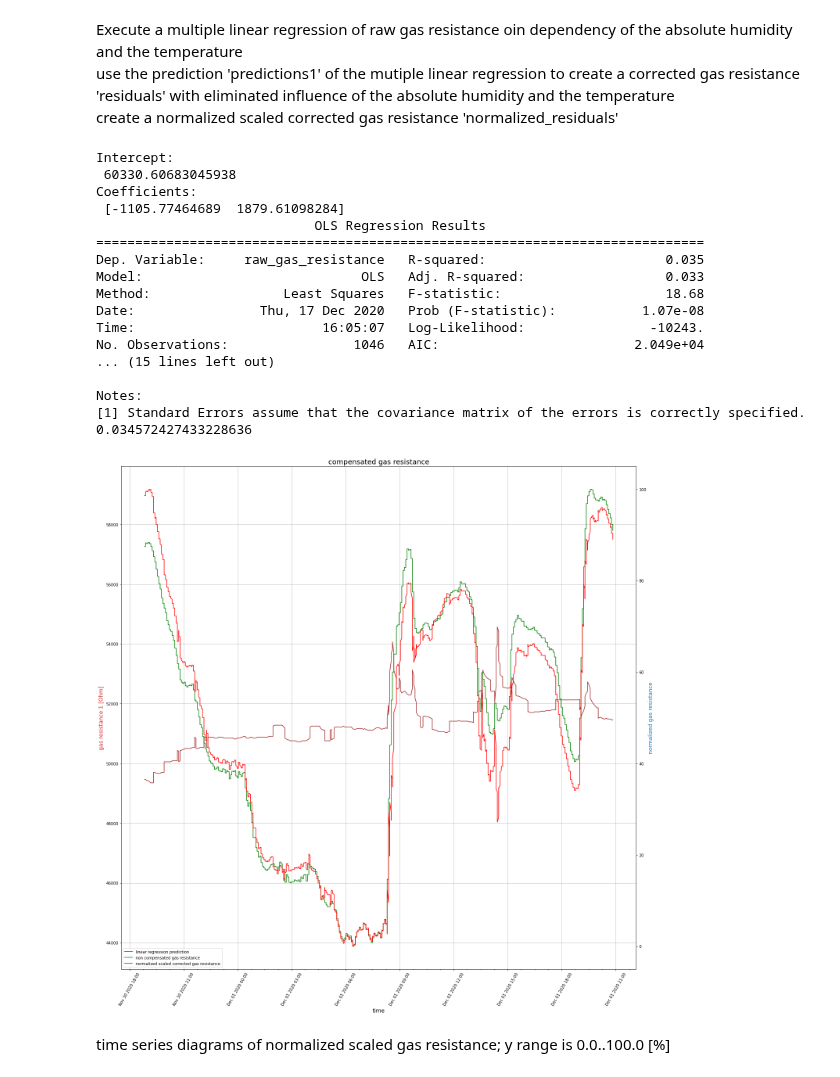
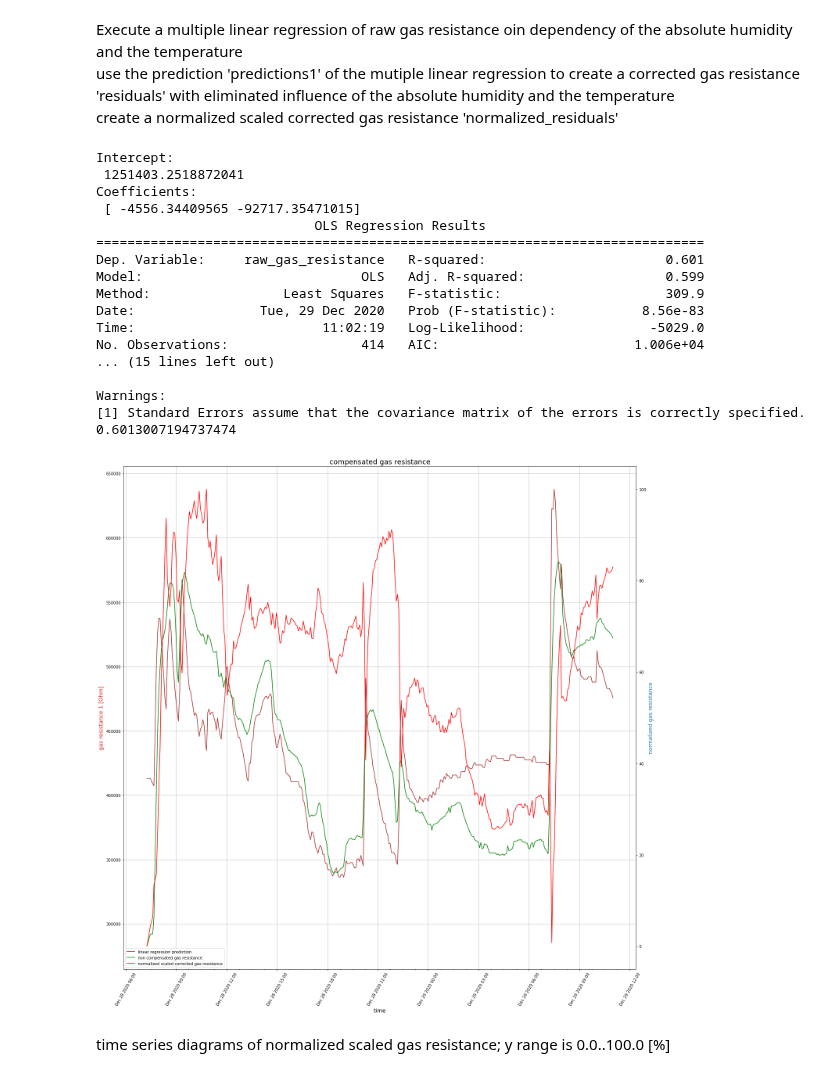
Before and after one commit to FUEL4EP/HomeAutomation, a Jupyter notebook: AsksinPP_developments/sketches/HB-UNI-Sensor1-AQ-BME680/Kalman_Filter/Multiple linear regression for BME680 gas readings of a single sensor.ipynb, the cells around one changed output. Saved outputs shown, nothing was run; the diff lists cells and outputs as text; code cells hidden in the pictures.

```diff
--- a/AsksinPP_developments/sketches/HB-UNI-Sensor1-AQ-BME680/Kalman_Filter/Multiple linear regression for BME680 gas readings of a single sensor.ipynb
+++ b/AsksinPP_developments/sketches/HB-UNI-Sensor1-AQ-BME680/Kalman_Filter/Multiple linear regression for BME680 gas readings of a single sensor.ipynb
@@ -11,17 +11,10 @@ from datetime import datetime
 import numpy as np
 
 
-dateparse = lambda x: pd.datetime.strptime(x, '%d.%m.%Y %H:%M:%S.%f')
+dateparse = lambda x: pd.datetime.strptime(x, '%d.%m.%Y %H:%M:%S,%f')
 
-df = pd.read_csv("historian.csv", sep=';', decimal=".", skiprows = [0,1,2],dtype={'High': np.float64, 'Low': np.float64}, header = None, encoding= 'unicode_escape',  parse_dates=[0], date_parser=dateparse, names = [ 'Datum', 'Mode', 'raw_gas_resistance', 'relative_humidity', 'temperature'])
+df0 = pd.read_csv("historian.csv", sep=';', thousands=".", decimal=",", skiprows = [0,1,2],dtype={'High': np.float64, 'Low': np.float64}, header = None, encoding= 'unicode_escape',  parse_dates=[0], date_parser=dateparse, names = [ 'Datum', 'Mode', 'raw_gas_resistance', 'relative_humidity', 'temperature'])
 
-df['raw_gas_resistance'] *= 1000.0
-#df.shape
-#df.columns
-#df.dtypes
-
-df.head()
-#df['Datum']
-#type(df['sensor 1'][0])
+df0.head(19)
 # %% [output]
 |  | Datum | Mode | raw_gas_resistance | relative_humidity | temperature |
@@ -32,0 +37,5 @@ df.head()
+# %%
+# keep every 3rd row (CCU historian is tacking every change of a datapoint separately)
+df = df0[(df0.index % 3 == 0)]
+
+df.head(7)
@@ -243,45 +282,45 @@ lns1=ax1.plot_date(df['Datum'], predictions, linestyle='solid', marker=" ", colo
 lns2=ax1.plot_date(df['Datum'], df['raw_gas_resistance'], linestyle='solid', marker=" ", color='green', label='non compensated gas resistance')
 color = 'tab:red'
 ax1.set_xlabel('time', fontsize=14)
-ax1.set_ylabel('gas resistance [Ohm]', color=color, fontsize=14)
+ax1.set_ylabel('gas resistance 1 [Ohm]', color=color, fontsize=14)
 
 ax2 = ax1.twinx()  # instantiate a second axes that shares the same x-axis
 ax2.xaxis.set_major_formatter(DateFormatter('%b %d %Y %H:%M'))
 
 ax2.xaxis.set_minor_locator(AutoMinorLocator())
 
 color = 'tab:blue'
 ax2.set_ylabel('normalized gas resistance', color=color, fontsize=14)  # we already handled the x-label with ax1
 lns3=ax2.plot_date(df['Datum'], normalized_residuals, linestyle='solid', marker=" ", color='red', label='normalized scaled corrected gas resistance')
 
 plt.title('compensated gas resistance', fontsize=18)
 
 ax1.grid(True)
 lns = lns1+lns2+lns3
 labs = [l.get_label() for l in lns]
 ax1.legend(lns, labs, loc="lower left")
 
 fig.tight_layout()  # otherwise the right y-label is slightly clipped
 plt.show()
 # %% [output]
 Intercept:
- 60330.60683045938
+ 1251403.2518872041
 Coefficients:
- [-1105.77464689  1879.61098284]
+ [ -4556.34409565 -92717.35471015]
                             OLS Regression Results
 ==============================================================================
-Dep. Variable:     raw_gas_resistance   R-squared:                       0.035
-Model:                            OLS   Adj. R-squared:                  0.033
-Method:                 Least Squares   F-statistic:                     18.68
-Date:                Thu, 17 Dec 2020   Prob (F-statistic):           1.07e-08
-Time:                        16:05:07   Log-Likelihood:                -10243.
-No. Observations:                1046   AIC:                         2.049e+04
+Dep. Variable:     raw_gas_resistance   R-squared:                       0.601
+Model:                            OLS   Adj. R-squared:                  0.599
+Method:                 Least Squares   F-statistic:                     309.9
+Date:                Tue, 29 Dec 2020   Prob (F-statistic):           8.56e-83
+Time:                        11:02:19   Log-Likelihood:                -5029.0
+No. Observations:                 414   AIC:                         1.006e+04
 ... (15 lines left out)
 
-Notes:
+Warnings:
 [1] Standard Errors assume that the covariance matrix of the errors is correctly specified.
-0.034572427433228636
+0.6013007194737474
-[figure, old version]
+[figure, new version]
 # %% [markdown]
 time series diagrams of normalized scaled gas resistance; y range is 0.0..100.0 [%]
 # %%
```
Also changed, not shown: parts of 15 cells of this notebook, 26 other files.
